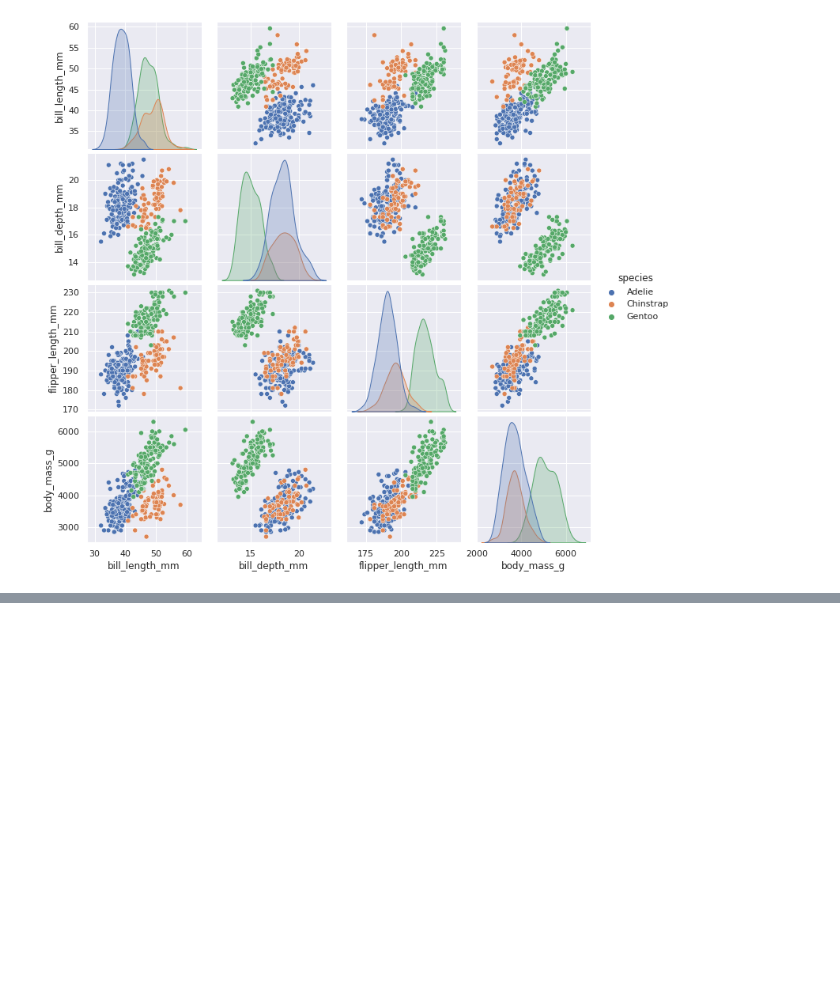
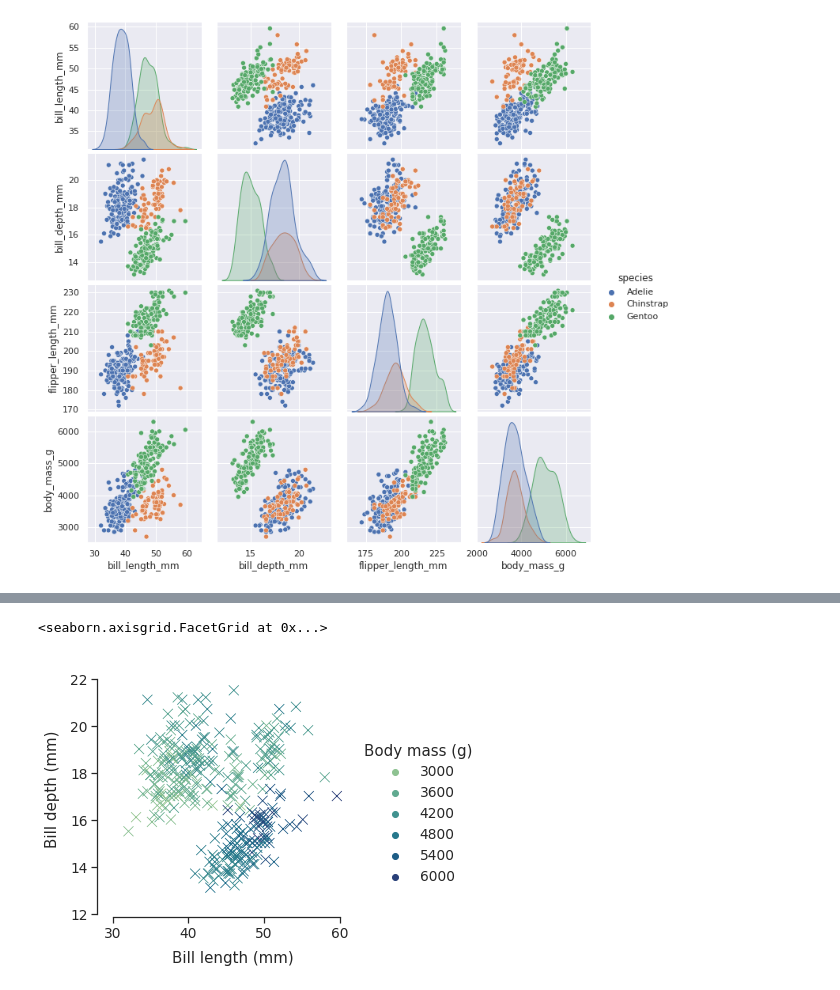
Before and after one commit to kyliewillis/final_test, a Jupyter notebook: learning_seaborn.ipynb, the cells around one changed output, grey strips where cells are left out. Saved outputs shown, nothing was run; the diff lists cells and outputs as text; code cells hidden in the pictures; blank space fills up the shorter version.

```diff
--- a/learning_seaborn.ipynb
+++ b/learning_seaborn.ipynb
@@ -83,0 +101,15 @@ sns.pairplot(data=penguins, hue="species")
+# %%
+sns.set_theme(style="ticks", font_scale=1.25)
+g = sns.relplot(
+    data=penguins,
+    x="bill_length_mm", y="bill_depth_mm", hue="body_mass_g",
+    palette="crest", marker="x", s=100,
+)
+g.set_axis_labels("Bill length (mm)", "Bill depth (mm)", labelpad=10)
+g.legend.set_title("Body mass (g)")
+g.figure.set_size_inches(6.5, 4.5)
+g.ax.margins(.15)
+g.despine(trim=True)
+# %% [output]
+<seaborn.axisgrid.FacetGrid at 0x...>
+[figure, added]
```
Also changed, not shown: parts of 3 cells of this notebook.
